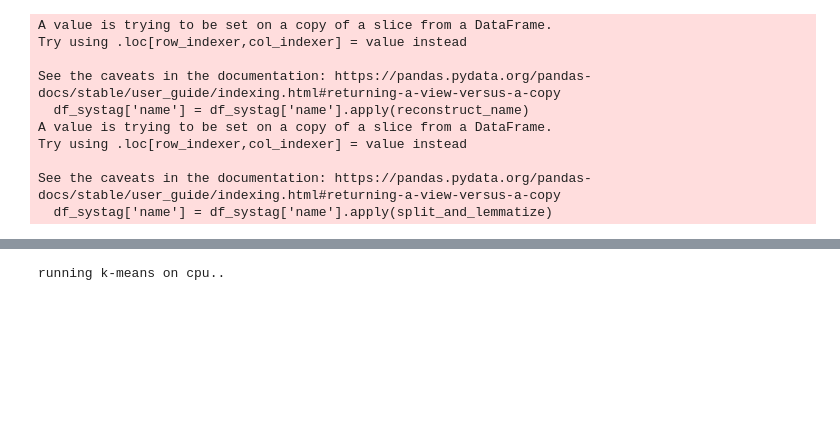
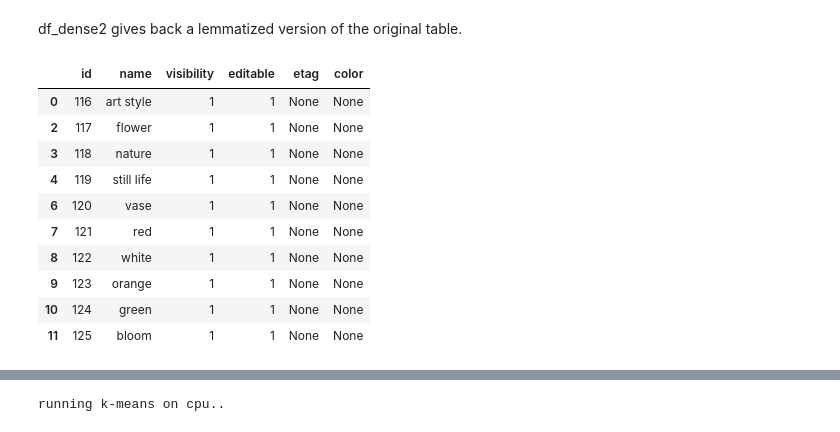
Before and after one commit to Fine-Arts-ML/Fine-Arts-Main, a Jupyter notebook: ipynb-test-bench/data_cleaning/tags-cleanse.ipynb, the cells around one changed output, grey strips where cells are left out. Saved outputs shown, nothing was run; the diff lists cells and outputs as text; code cells hidden in the pictures; blank space fills up the shorter version.

```diff
--- a/ipynb-test-bench/data_cleaning/tags-cleanse.ipynb
+++ b/ipynb-test-bench/data_cleaning/tags-cleanse.ipynb
@@ -74,5 +58,5 @@ df_dense["split_n"] = df_dense.name.apply(lambda x: re.sub('[^A-Za-z0-9]+', ' ',
 df_dense["split_n"] = df_dense.split_n.str.split()
 df_dense["split_n_lem"] = df_dense.split_n.apply(lemmatize_list)
 df_dense = df_dense.explode('split_n_lem')
-df_dense = df_dense.groupby('split_n_lem')['id'].agg(list).reset_index()
-df_dense['lowest_id'] = df_dense['id'].apply(min)
+#df_dense = df_dense.groupby('split_n_lem')['id'].agg(list).reset_index()
+#df_dense['lowest_id'] = df_dense['id'].apply(min)
@@ -98,44 +63,25 @@ word_to_lowest_id = dict(zip(df_dense['lowest_id'], df_dense['split_n_lem']))
-# %%
-# Step 1: Create a mapping from old IDs to lemmatized words
-id_to_lemma = {}
-for _, row in df_dense.iterrows():
-    for old_id in row['id']:
-        id_to_lemma[old_id] = row['split_n_lem']
-
-# Step 2: Create a mapping from word to ID using df_systag
-word_to_id = dict(zip(df_systag['name'], df_systag['id']))
-
-# Step 3: Reconstruct the 'name' column in df_systag
-def reconstruct_name(name):
-    # Get the ID for the word
-    word_id = word_to_id.get(name, None)
-    if word_id is not None:
-        # Get the lemmatized word for the ID
-        lemma = id_to_lemma.get(word_id, name)
-        return lemma
-    else:
-        return name
-
-# Apply the reconstruction to the 'name' column
-df_systag['name'] = df_systag['name'].apply(reconstruct_name)
-
-# Step 4: Handle multi-word entries (e.g., "art-style" -> "art style")
-def split_and_lemmatize(name):
-    # Split hyphenated words into separate words
-    words = name.split('-') if '-' in name else [name]
-    lemmatized_words = [reconstruct_name(word) for word in words]
-    return ' '.join(lemmatized_words)
-
-# Apply the split and lemmatize function to the 'name' column
-df_systag['name'] = df_systag['name'].apply(split_and_lemmatize)
-# %% [output]
-A value is trying to be set on a copy of a slice from a DataFrame.
-Try using .loc[row_indexer,col_indexer] = value instead
-
-See the caveats in the documentation: https://pandas.pydata.org/pandas-docs/stable/user_guide/indexing.html#returning-a-view-versus-a-copy
-  df_systag['name'] = df_systag['name'].apply(reconstruct_name)
-A value is trying to be set on a copy of a slice from a DataFrame.
-Try using .loc[row_indexer,col_indexer] = value instead
-
-See the caveats in the documentation: https://pandas.pydata.org/pandas-docs/stable/user_guide/indexing.html#returning-a-view-versus-a-copy
-  df_systag['name'] = df_systag['name'].apply(split_and_lemmatize)
+# %%
+df_lem = df_dense[['id','split_n_lem']].copy()
+df_lem = df_lem.groupby('id')['split_n_lem'].agg(' '.join)
+df_lem = df_lem.reset_index()
+# %%
+df_dense2 = df_dense.merge(df_lem, on='id', how='left')
+df_dense2['name'] = df_dense2['split_n_lem_y']
+df_dense2 = df_dense2.drop(columns=['split_n_lem_x','split_n','split_n_lem_y'])
+df_dense2 = df_dense2.drop_duplicates("id")
+# %% [markdown]
+df_dense2 gives back a lemmatized version of the original table.
+# %%
+df_dense2[:10]
+# %% [output]
+|  | id | name | visibility | editable | etag | color |
+| 0 | 116 | art style | 1 | 1 | None | None |
+| 2 | 117 | flower | 1 | 1 | None | None |
+| 3 | 118 | nature | 1 | 1 | None | None |
+| 4 | 119 | still life | 1 | 1 | None | None |
+| 6 | 120 | vase | 1 | 1 | None | None |
+| 7 | 121 | red | 1 | 1 | None | None |
+| 8 | 122 | white | 1 | 1 | None | None |
+| 9 | 123 | orange | 1 | 1 | None | None |
+| 10 | 124 | green | 1 | 1 | None | None |
+| 11 | 125 | bloom | 1 | 1 | None | None |
```
Also changed, not shown: parts of 4 cells of this notebook.
